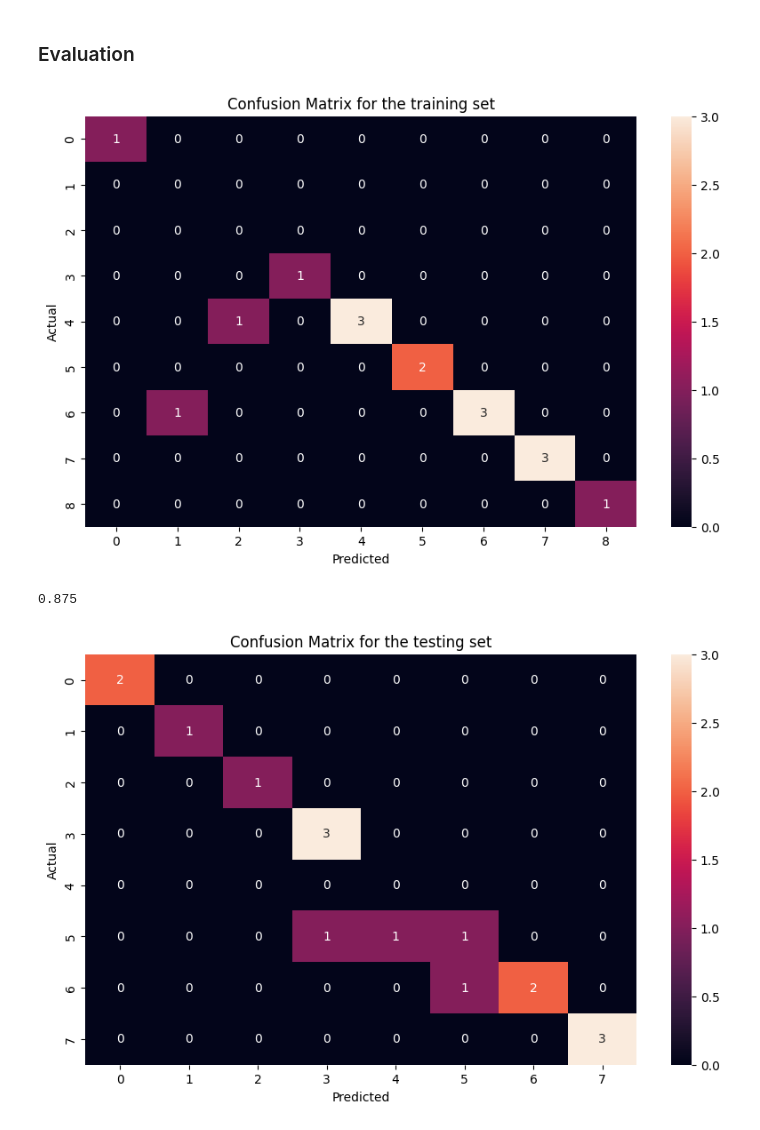
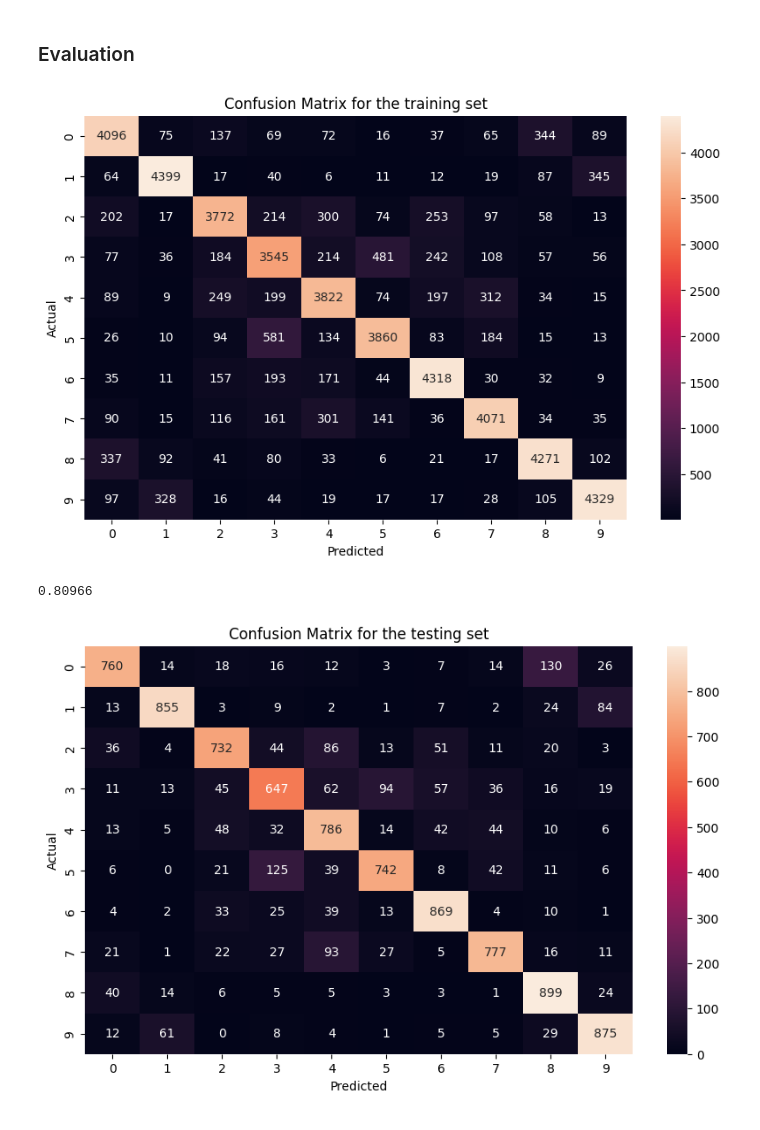
Before and after one commit to parissashahabi/CIFAR-10-Image-Classification-Using-MLP-and-RBF, a Jupyter notebook: Project_notebook.ipynb, the cells around one changed output. Cells and saved outputs as stored; diff of their text form; code cells hidden in the pictures.

```diff
--- a/Project_notebook.ipynb
+++ b/Project_notebook.ipynb
@@ -189,6 +189,8 @@ Optimizer = SGD(learning_rate=0.001)
 
 
 epochs = 20
+y_predtr= torch.zeros(0,dtype=torch.long, device=device)
+y_true = torch.zeros(0,dtype=torch.long, device=device)
 
 for epoch in range(epochs):
     epoch_loss = 0
@@ -208,7 +210,9 @@ for epoch in range(epochs):
         accuracy = torch.mean((y_train == y_predict_train).float())
         epoch_loss += loss.item()
         epoch_accuracy += accuracy.item()
-
+        if epoch == epochs-1:
+            y_predtr=torch.cat([y_predtr,y_predict_train.view(-1)])
+            y_true=torch.cat([y_true,y_train.view(-1)])
         # Backward pass
         x = Loss.backward(y_train)
         #x = Act2.backward(x)
@@ -309,25 +318,25 @@ Test Accuracy: 0.7859425
 ### Evaluation
 # %%
 #Confusion Matrix for the training set
-y_predtr_numpy = y_predict_train.data.cpu().numpy()
-y_train_numpy = y_train.data.cpu().numpy()
+y_predtr_numpy = y_predtr.data.cpu().numpy()
+y_train_numpy = y_true.data.cpu().numpy()
 cm_train = confusion_matrix(y_train_numpy, y_predtr_numpy)
 plt.subplots(figsize=(10, 6))
 sb.heatmap(cm_train, annot = True, fmt = 'g')
 plt.xlabel("Predicted")
 plt.ylabel("Actual")
 plt.title("Confusion Matrix for the training set")
 plt.show()
 # %% [output]
-[figure, old version]
+[figure, new version]
 # %%
 print(f1_score(y_train_numpy, y_predtr_numpy, average='micro'))
 # %% [output]
-0.875
+0.80966
 # %%
 #Confusion Matrix for the test set
-y_predts_numpy = y_predict_test.data.cpu().numpy()
-y_test_numpy = y_test.data.cpu().numpy()
+y_predts_numpy = y_predts.data.cpu().numpy()
+y_test_numpy = y_true_test.data.cpu().numpy()
 cm_train = confusion_matrix(y_test_numpy, y_predts_numpy)
 plt.subplots(figsize=(10, 6))
 sb.heatmap(cm_train, annot = True, fmt = 'g')
@@ -336,7 +345,7 @@ plt.ylabel("Actual")
 plt.title("Confusion Matrix for the testing set")
 plt.show()
 # %% [output]
-[figure, old version]
+[figure, new version]
 # %%
 print(f1_score(y_test_numpy, y_predts_numpy, average='micro'))
 # %% [output]
```
Also changed, not shown: parts of 3 cells of this notebook.
